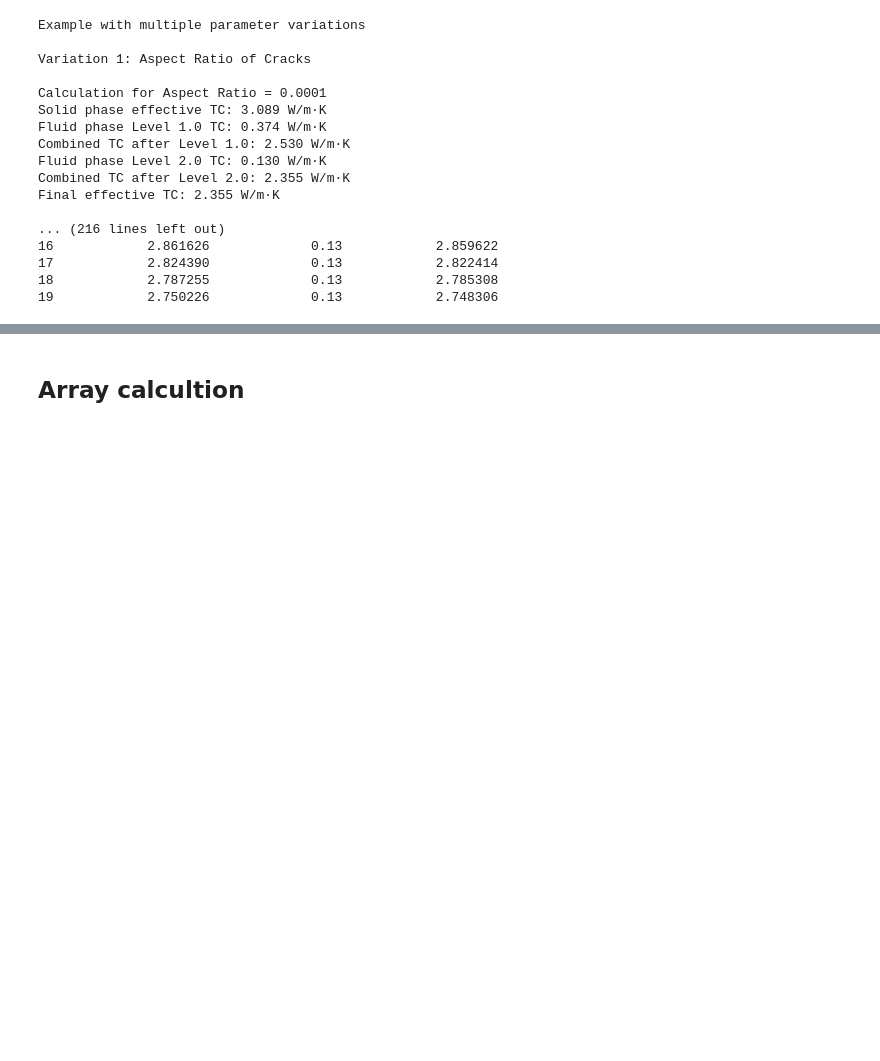
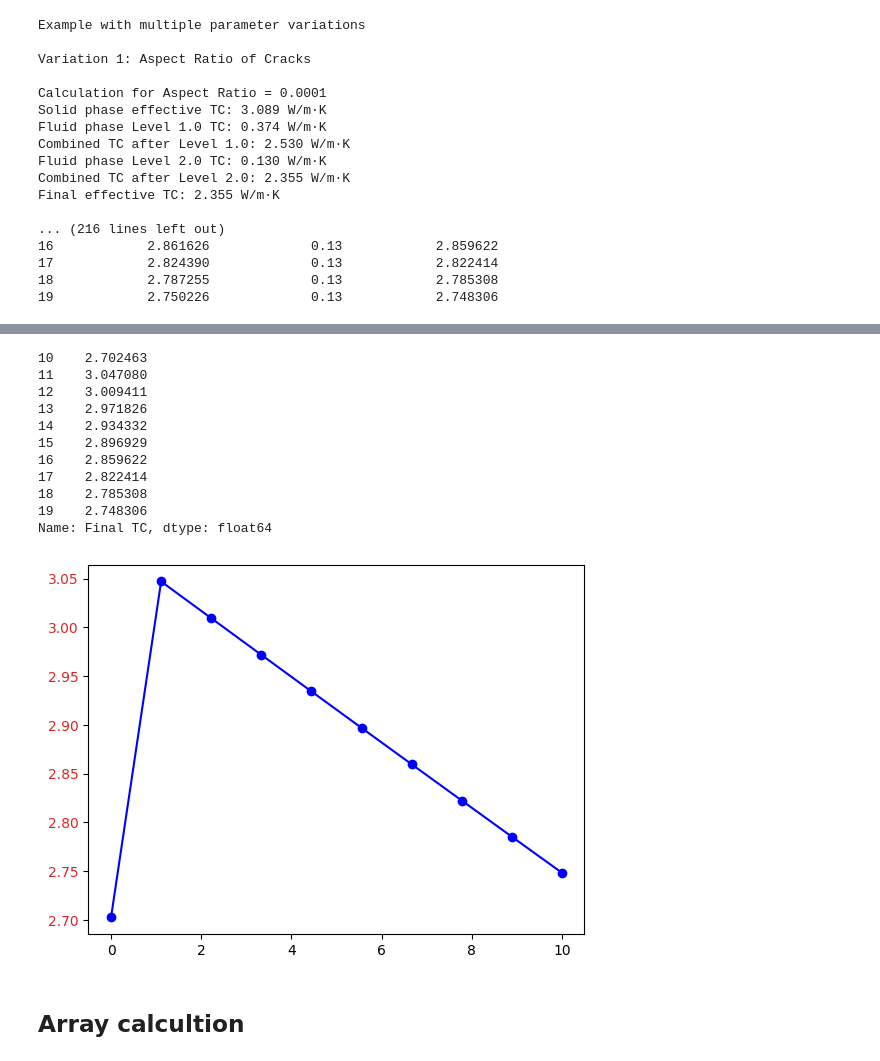
Before and after one commit to MariiaKalinina/RPM, a Jupyter notebook: RPM_FRAMEWORK.ipynb, the cells around one changed output, grey strips where cells are left out. Saved outputs shown, nothing was run; the diff lists cells and outputs as text; code cells hidden in the pictures; blank space fills up the shorter version.

```diff
--- a/RPM_FRAMEWORK.ipynb
+++ b/RPM_FRAMEWORK.ipynb
@@ -1229,6 +1229,31 @@ results_df
 | 17 | Var2_Pore 1_Volume/Porosity | Pore 1 | Volume/Porosity | 7.777800 | 2.822414 | 3.08898 | ... |
 | 18 | Var2_Pore 1_Volume/Porosity | Pore 1 | Volume/Porosity | 8.888900 | 2.785308 | 3.08898 | ... |
 | 19 | Var2_Pore 1_Volume/Porosity | Pore 1 | Volume/Porosity | 10.000000 | 2.748306 | 3.08898 | ... |
+# %%
+# Фильтруем данные для Aspect Ratio и Volume/Porosity
+aspect_ratio_data = results_df[results_df['Variation_Parameter'] == 'Aspect Ratio']
+porosity_data = results_df[results_df['Variation_Parameter'] == 'Volume/Porosity']
+
+print(porosity_data['Final TC'])
+
+# График для Aspect Ratio (логарифмическая шкала X)
+plt.plot(porosity_data['variation_value'],
+            porosity_data['Final TC'],
+            'o-', color='blue', label='Aspect Ratio Variation')
+plt.tick_params(axis='y', labelcolor=color)
+# %% [output]
+10    2.702463
+11    3.047080
+12    3.009411
+13    2.971826
+14    2.934332
+15    2.896929
+16    2.859622
+17    2.822414
+18    2.785308
+19    2.748306
+Name: Final TC, dtype: float64
+[figure, added]
 # %% [markdown]
 ## Array calcultion
 # %%
```
